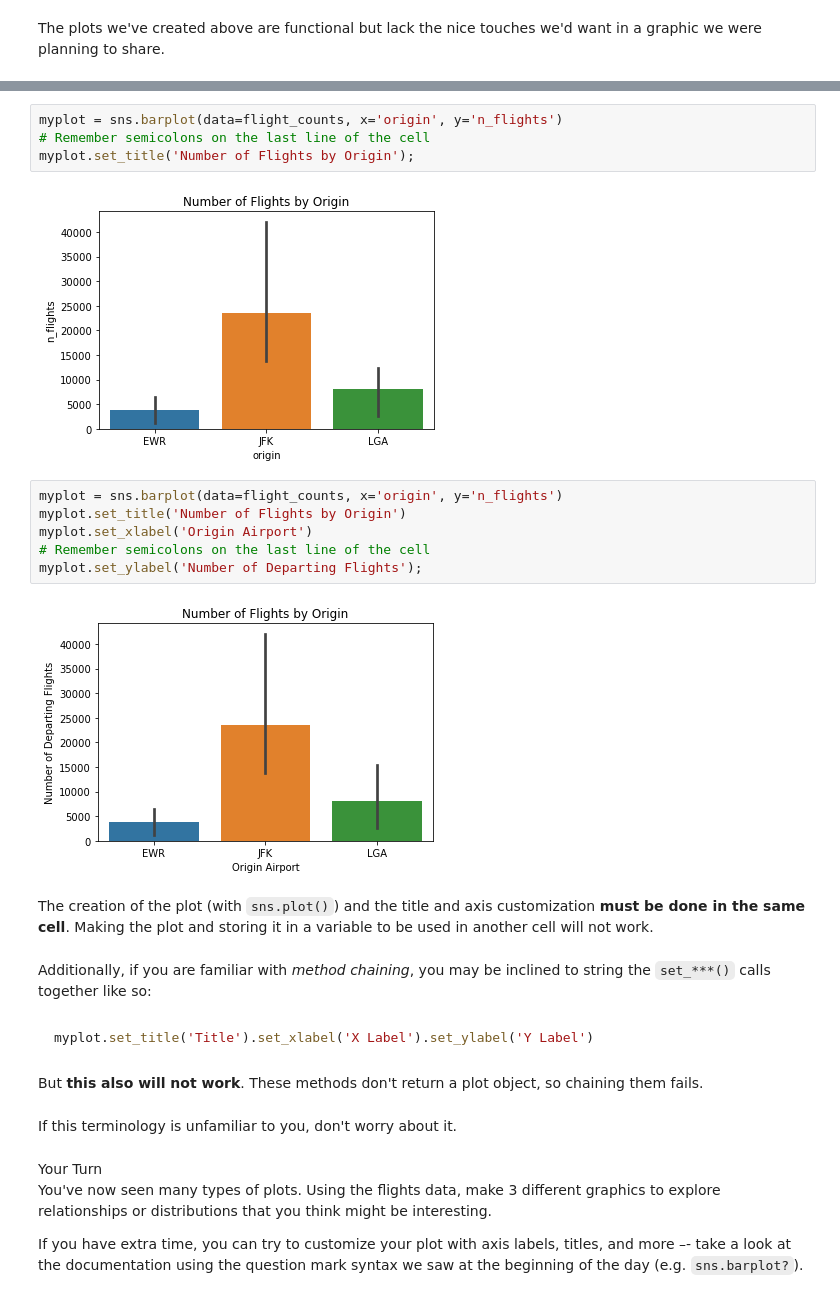
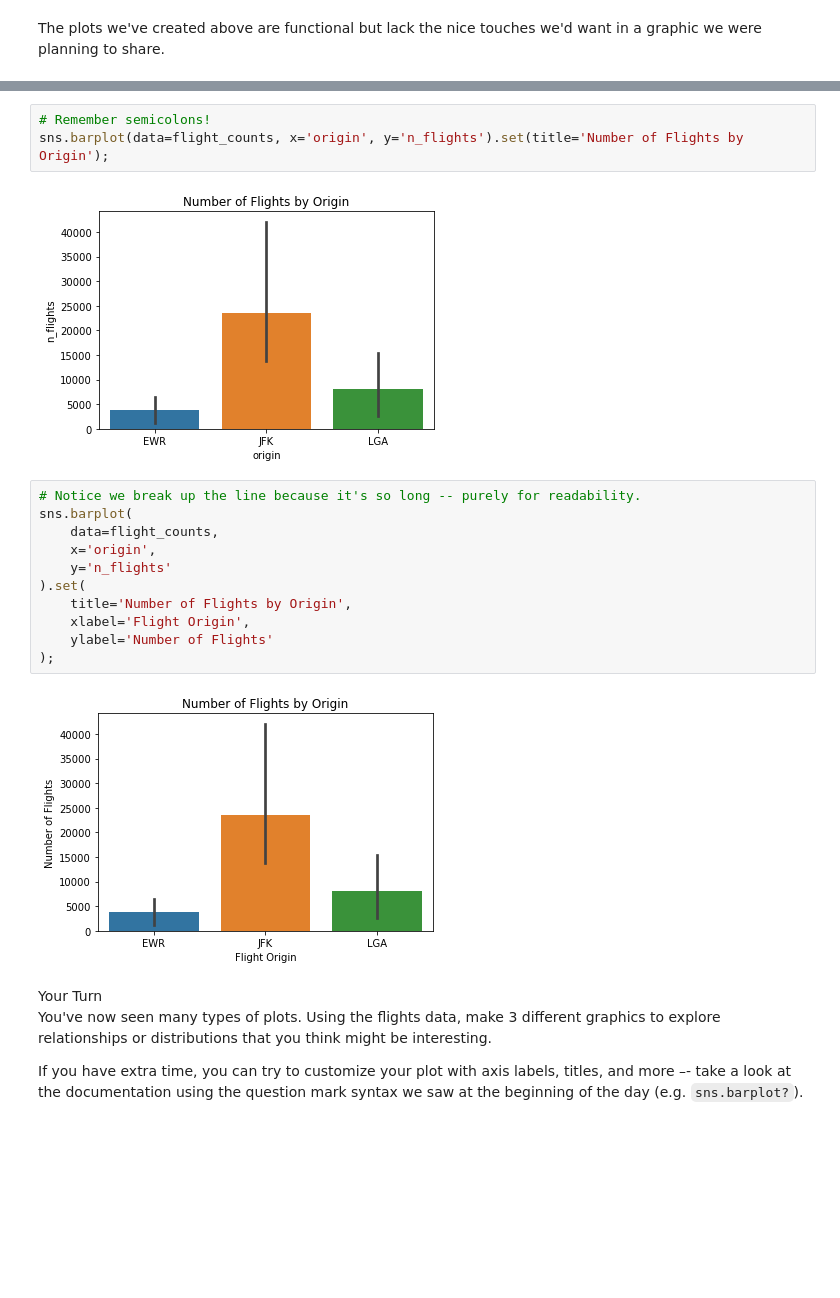
Before and after one commit to uc-python/intro-python-datasci, a Jupyter notebook: notebooks/12-Visualizing-Data.ipynb, the cells around one changed output, grey strips where cells are left out. Cells and saved outputs as stored; diff of their text form; blank space fills up the shorter version.

Commit message:
Update title/label-setting syntax.

````diff
--- a/notebooks/12-Visualizing-Data.ipynb
+++ b/notebooks/12-Visualizing-Data.ipynb
@@ -254,30 +248,21 @@ myplot = sns.barplot(data=flight_counts, x='origin', y='n_flights')
 # %%
-myplot = sns.barplot(data=flight_counts, x='origin', y='n_flights')
-# Remember semicolons on the last line of the cell
-myplot.set_title('Number of Flights by Origin');
+# Remember semicolons!
+sns.barplot(data=flight_counts, x='origin', y='n_flights').set(title='Number of Flights by Origin');
 # %% [output]
-[figure, old version]
+[figure, new version]
 # %%
-myplot = sns.barplot(data=flight_counts, x='origin', y='n_flights')
-myplot.set_title('Number of Flights by Origin')
-myplot.set_xlabel('Origin Airport')
-# Remember semicolons on the last line of the cell
-myplot.set_ylabel('Number of Departing Flights');
+# Notice we break up the line because it's so long -- purely for readability.
+sns.barplot(
+    data=flight_counts,
+    x='origin',
+    y='n_flights'
+).set(
+    title='Number of Flights by Origin',
+    xlabel='Flight Origin',
+    ylabel='Number of Flights'
+);
 # %% [output]
-[figure, old version]
+[figure, new version]
-# %% [markdown]
-The creation of the plot (with `sns.plot()`) and the title and axis customization **must be done in the same cell**.
-Making the plot and storing it in a variable to be used in another cell will not work.
-# %% [markdown]
-Additionally, if you are familiar with *method chaining*, you may be inclined to string the `set_***()` calls together like so:
-# %% [markdown]
-```python
-myplot.set_title('Title').set_xlabel('X Label').set_ylabel('Y Label')
-```
-# %% [markdown]
-But **this also will not work**. These methods don't return a plot object, so chaining them fails.
-# %% [markdown]
-If this terminology is unfamiliar to you, don't worry about it.
 # %% [markdown]
 <font class="your_turn">
     Your Turn
````
Also changed, not shown: parts of 2 cells of this notebook.
